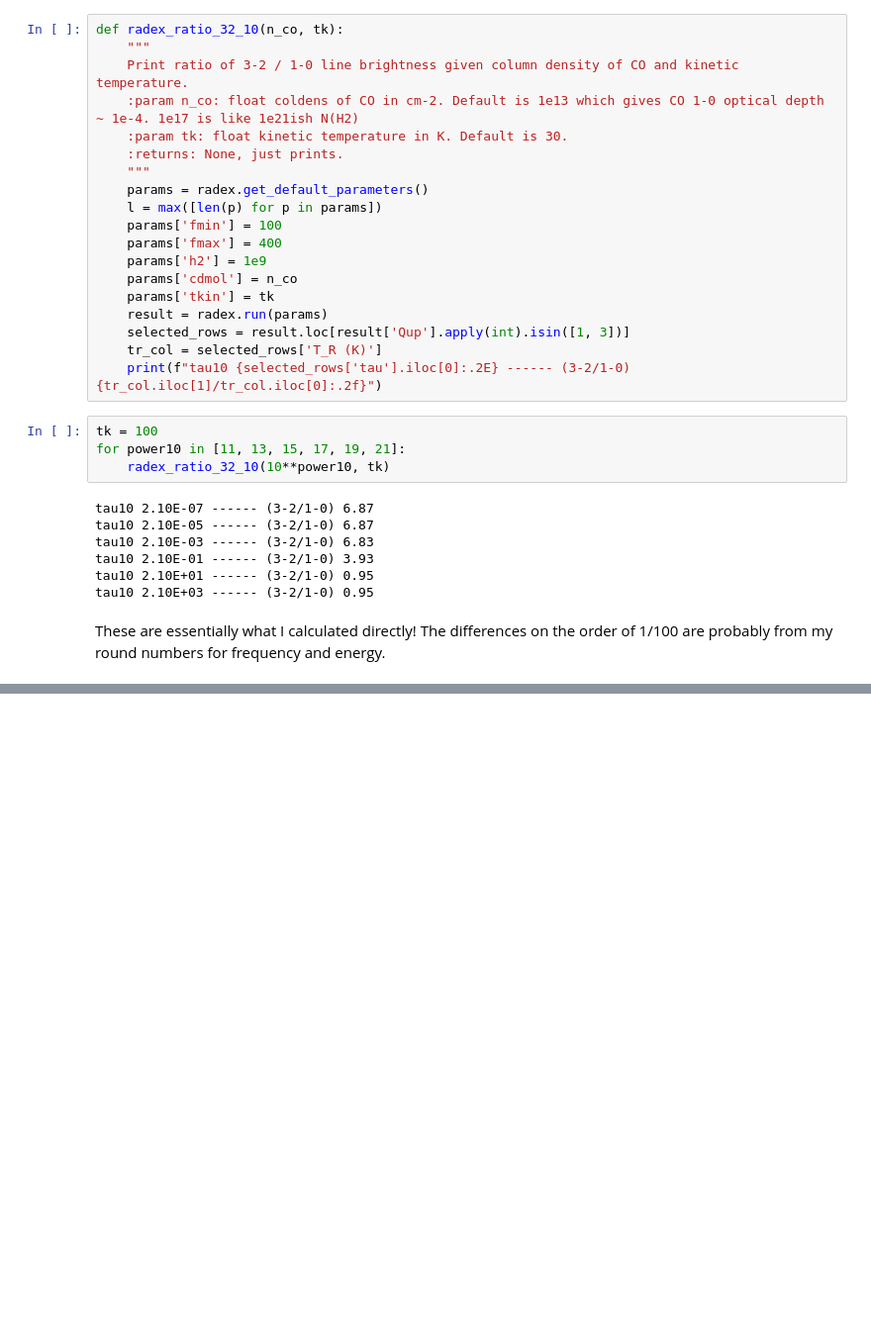
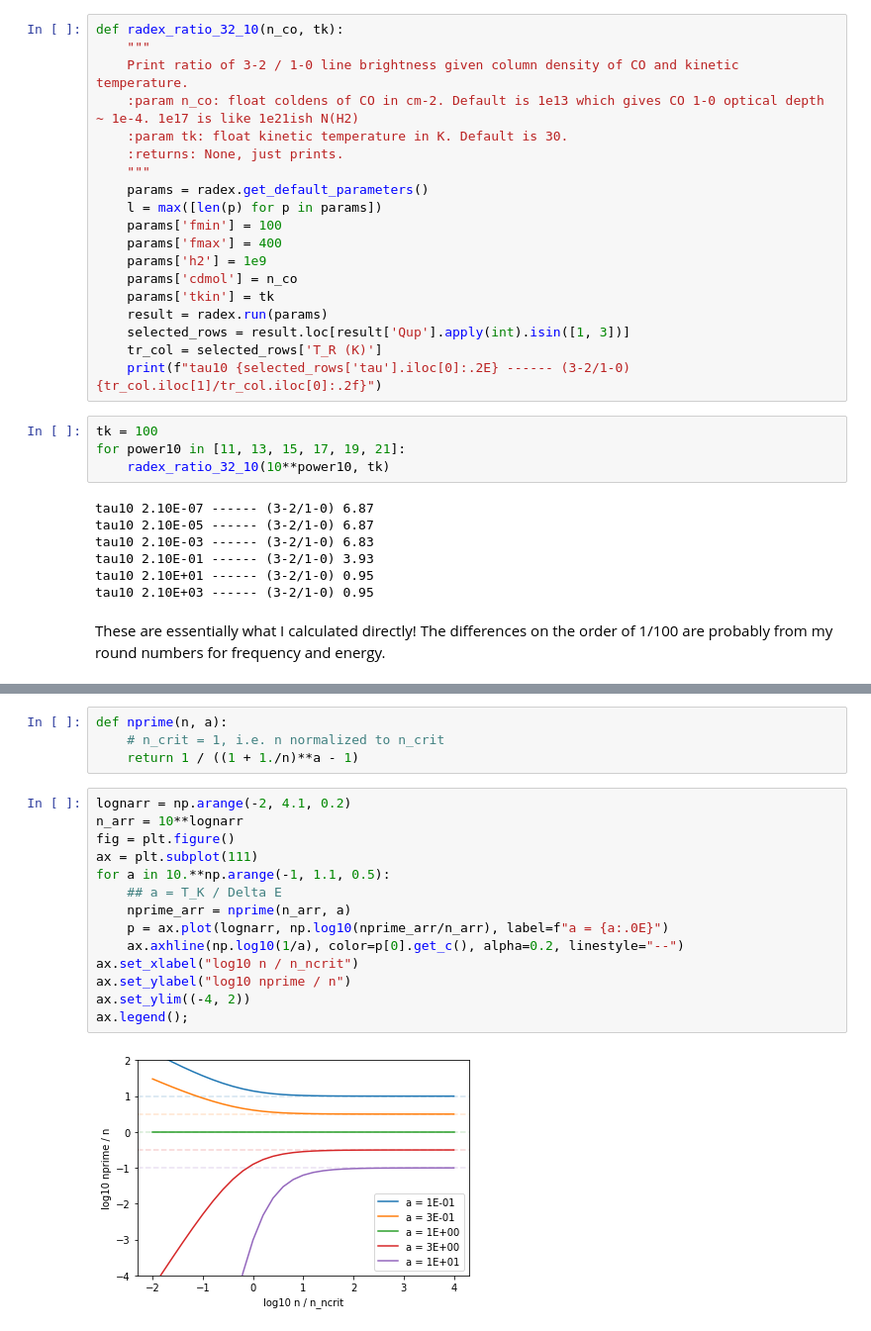
Before and after one commit to ramseykarim/feedback, a Jupyter notebook: co_column_math.ipynb, the cells around one changed output, grey strips where cells are left out. Shown: that part at 99% size. Drawn from its saved outputs; the diff is of its cells as text; blank space fills up the shorter version.

```diff
--- a/co_column_math.ipynb
+++ b/co_column_math.ipynb
@@ -430,0 +474,20 @@ These are essentially what I calculated directly! The differences on the order o
+# %%
+def nprime(n, a):
+    # n_crit = 1, i.e. n normalized to n_crit
+    return 1 / ((1 + 1./n)**a - 1)
+# %%
+lognarr = np.arange(-2, 4.1, 0.2)
+n_arr = 10**lognarr
+fig = plt.figure()
+ax = plt.subplot(111)
+for a in 10.**np.arange(-1, 1.1, 0.5):
+    ## a = T_K / Delta E
+    nprime_arr = nprime(n_arr, a)
+    p = ax.plot(lognarr, np.log10(nprime_arr/n_arr), label=f"a = {a:.0E}")
+    ax.axhline(np.log10(1/a), color=p[0].get_c(), alpha=0.2, linestyle="--")
+ax.set_xlabel("log10 n / n_ncrit")
+ax.set_ylabel("log10 nprime / n")
+ax.set_ylim((-4, 2))
+ax.legend();
+# %% [output]
+[figure, added]
```
Also changed, not shown: parts of 5 cells of this notebook, 2 other files.
